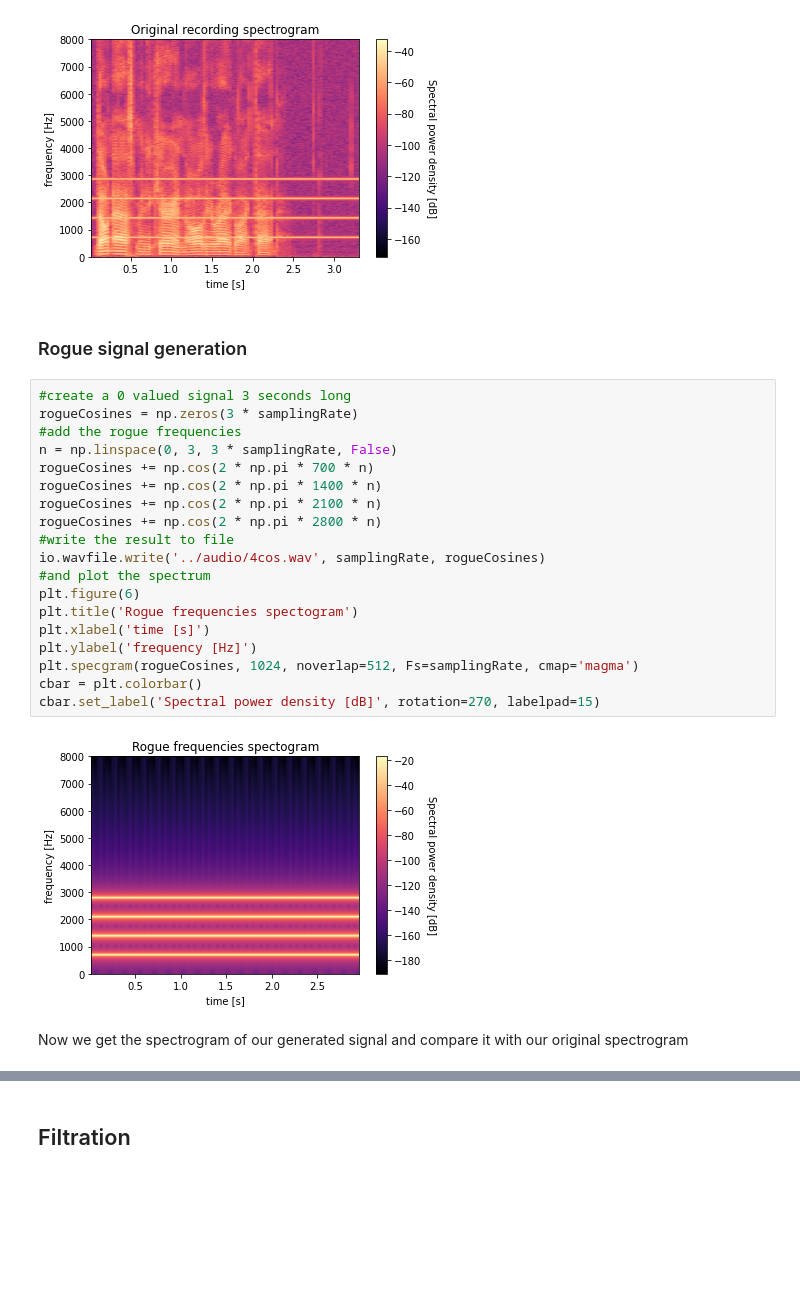
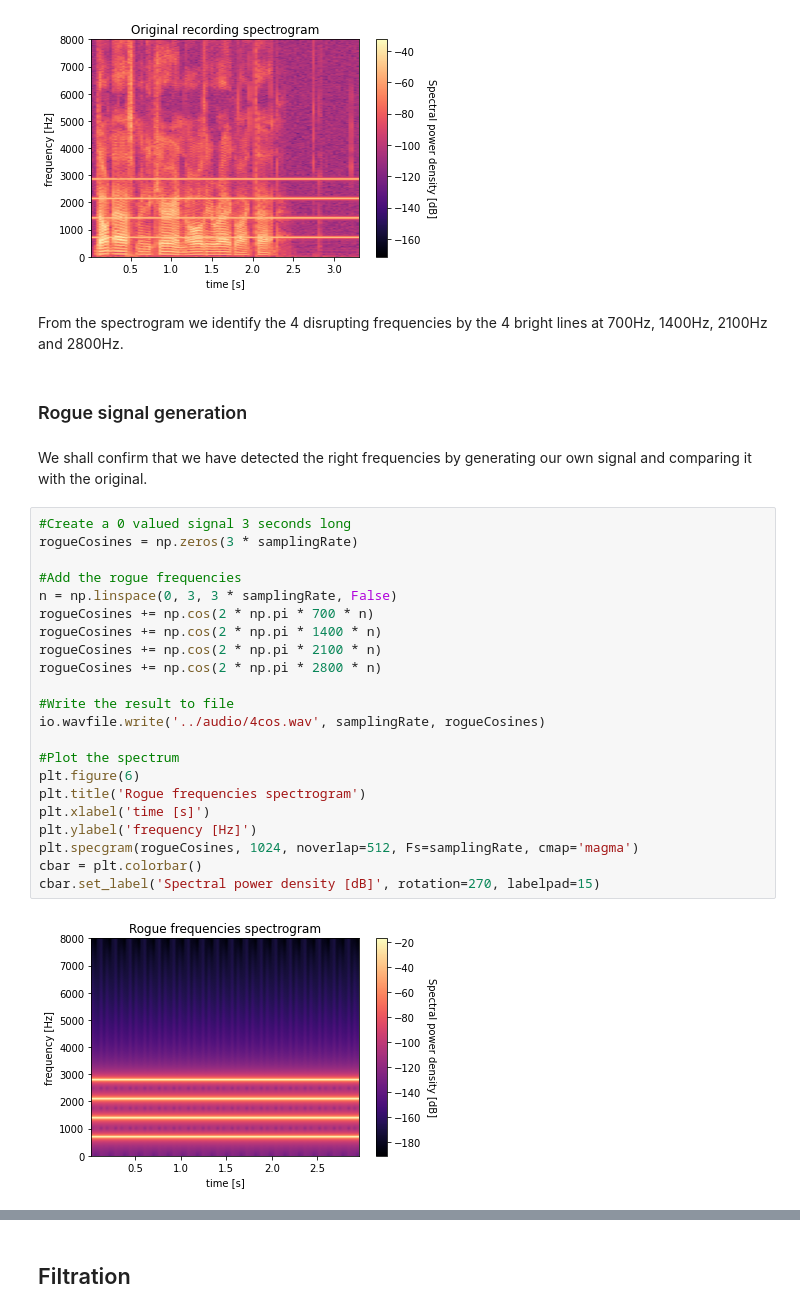
Before and after one commit to ddzibela/ISS, a Jupyter notebook: src/ISS.ipynb, the cells around one changed output, grey strips where cells are left out. Saved outputs shown, nothing was run; the diff lists cells and outputs as text; blank space fills up the shorter version.

```diff
--- a/src/ISS.ipynb
+++ b/src/ISS.ipynb
@@ -104,28 +111,33 @@ cbar = plt.colorbar()
 cbar.set_label('Spectral power density [dB]', rotation=270, labelpad=15)
 # %% [output]
 [figure]
+# %% [markdown]
+From the spectrogram we identify the 4 disrupting frequencies by the 4 bright lines at 700Hz, 1400Hz, 2100Hz and 2800Hz.
 # %% [markdown]
 ### Rogue signal generation
+# %% [markdown]
+We shall confirm that we have detected the right frequencies by generating our own signal and comparing it with the original.
 # %%
-#create a 0 valued signal 3 seconds long
+#Create a 0 valued signal 3 seconds long
 rogueCosines = np.zeros(3 * samplingRate)
-#add the rogue frequencies
+
+#Add the rogue frequencies
 n = np.linspace(0, 3, 3 * samplingRate, False)
 rogueCosines += np.cos(2 * np.pi * 700 * n)
 rogueCosines += np.cos(2 * np.pi * 1400 * n)
 rogueCosines += np.cos(2 * np.pi * 2100 * n)
 rogueCosines += np.cos(2 * np.pi * 2800 * n)
-#write the result to file
+
+#Write the result to file
 io.wavfile.write('../audio/4cos.wav', samplingRate, rogueCosines)
-#and plot the spectrum
+
+#Plot the spectrum
 plt.figure(6)
-plt.title('Rogue frequencies spectogram')
+plt.title('Rogue frequencies spectrogram')
 plt.xlabel('time [s]')
 plt.ylabel('frequency [Hz]')
 plt.specgram(rogueCosines, 1024, noverlap=512, Fs=samplingRate, cmap='magma')
 cbar = plt.colorbar()
 cbar.set_label('Spectral power density [dB]', rotation=270, labelpad=15)
 # %% [output]
-[figure, old version]
+[figure, new version]
-# %% [markdown]
-Now we get the spectrogram of our generated signal and compare it with our original spectrogram
```
Also changed, not shown: parts of 23 cells of this notebook.
